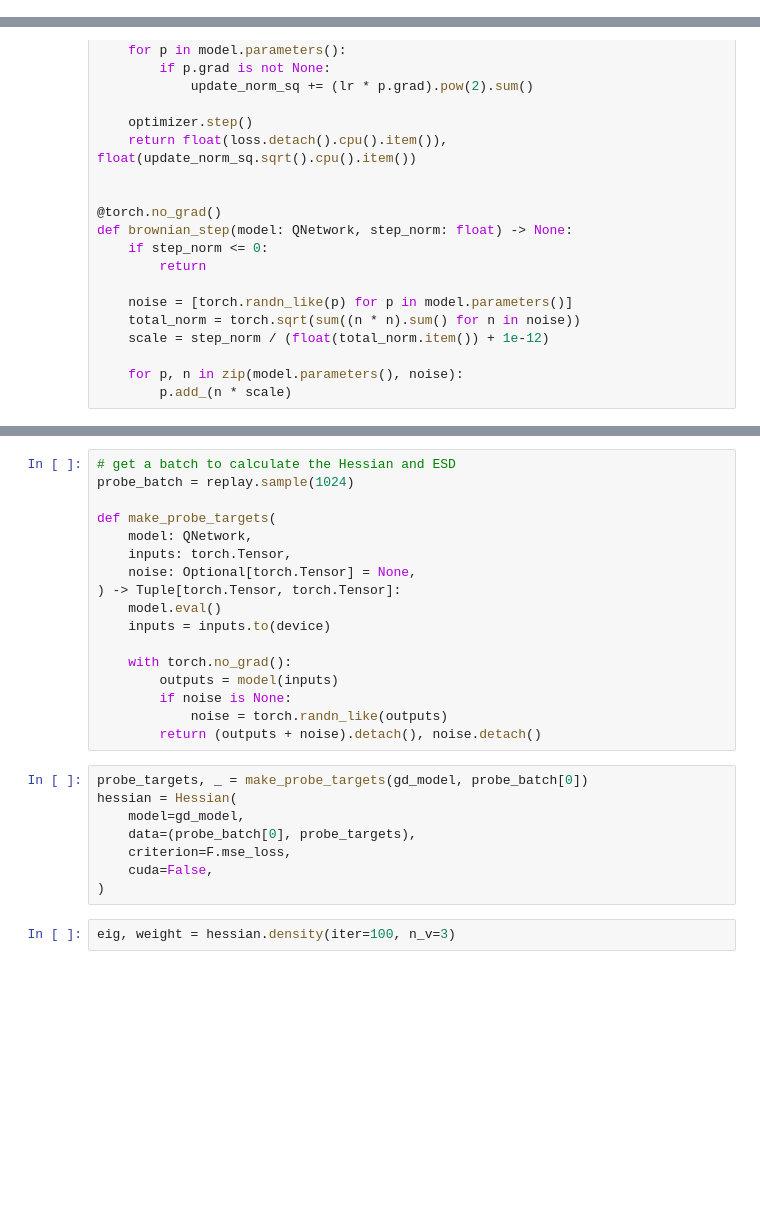
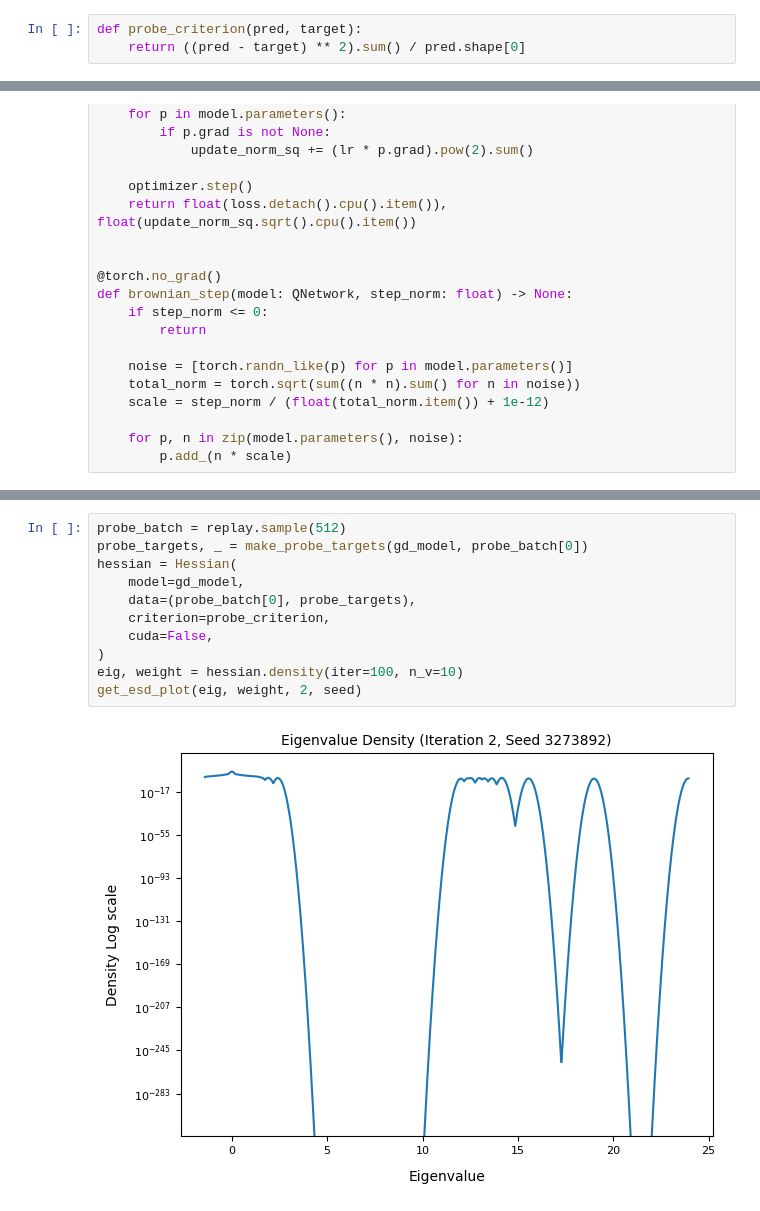
Before and after one commit to mahdigheidi/Masters-Study-Project, a Jupyter notebook: notebooks/figure2_brownian_motion_reproduction.ipynb, the cells around one changed output, grey strips where cells are left out. Drawn from its saved outputs; the diff is of its cells as text; blank space fills up the shorter version.

```diff
--- a/notebooks/figure2_brownian_motion_reproduction.ipynb
+++ b/notebooks/figure2_brownian_motion_reproduction.ipynb
@@ -104,0 +147,3 @@ target_model = copy.deepcopy(gd_model).to(device)
+# %%
+def probe_criterion(pred, target):
+    return ((pred - target) ** 2).sum() / pred.shape[0]
@@ -255,27 +285,13 @@ target update 12: step=60000, loss=0.1963, update_norm=0.00064, accuracy=0.819
-# %%
-# get a batch to calculate the Hessian and ESD
-probe_batch = replay.sample(1024)
-
-def make_probe_targets(
-    model: QNetwork,
-    inputs: torch.Tensor,
-    noise: Optional[torch.Tensor] = None,
-) -> Tuple[torch.Tensor, torch.Tensor]:
-    model.eval()
-    inputs = inputs.to(device)
-
-    with torch.no_grad():
-        outputs = model(inputs)
-        if noise is None:
-            noise = torch.randn_like(outputs)
-        return (outputs + noise).detach(), noise.detach()
 # %%
+probe_batch = replay.sample(512)
 probe_targets, _ = make_probe_targets(gd_model, probe_batch[0])
 hessian = Hessian(
     model=gd_model,
     data=(probe_batch[0], probe_targets),
-    criterion=F.mse_loss,
+    criterion=probe_criterion,
     cuda=False,
 )
+eig, weight = hessian.density(iter=100, n_v=10)
+get_esd_plot(eig, weight, 2, seed)
+# %% [output]
+[figure, added]
-# %%
-eig, weight = hessian.density(iter=100, n_v=3)
```
Also changed, not shown: parts of 24 cells of this notebook, 4 other files.
